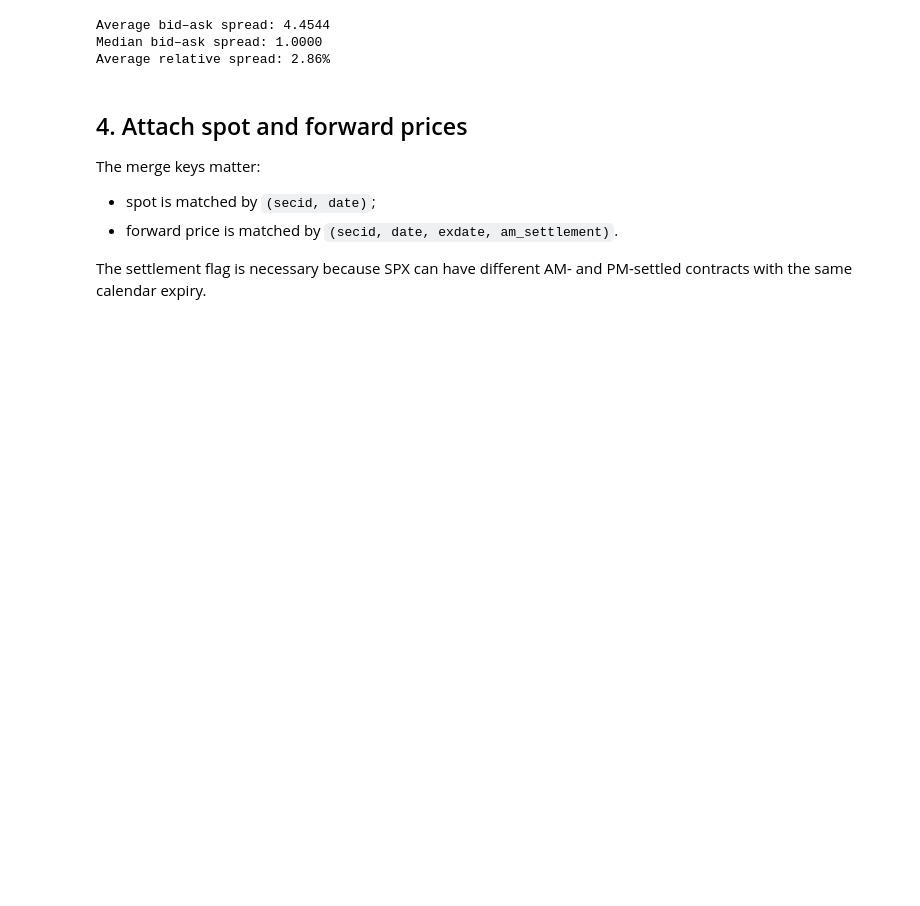
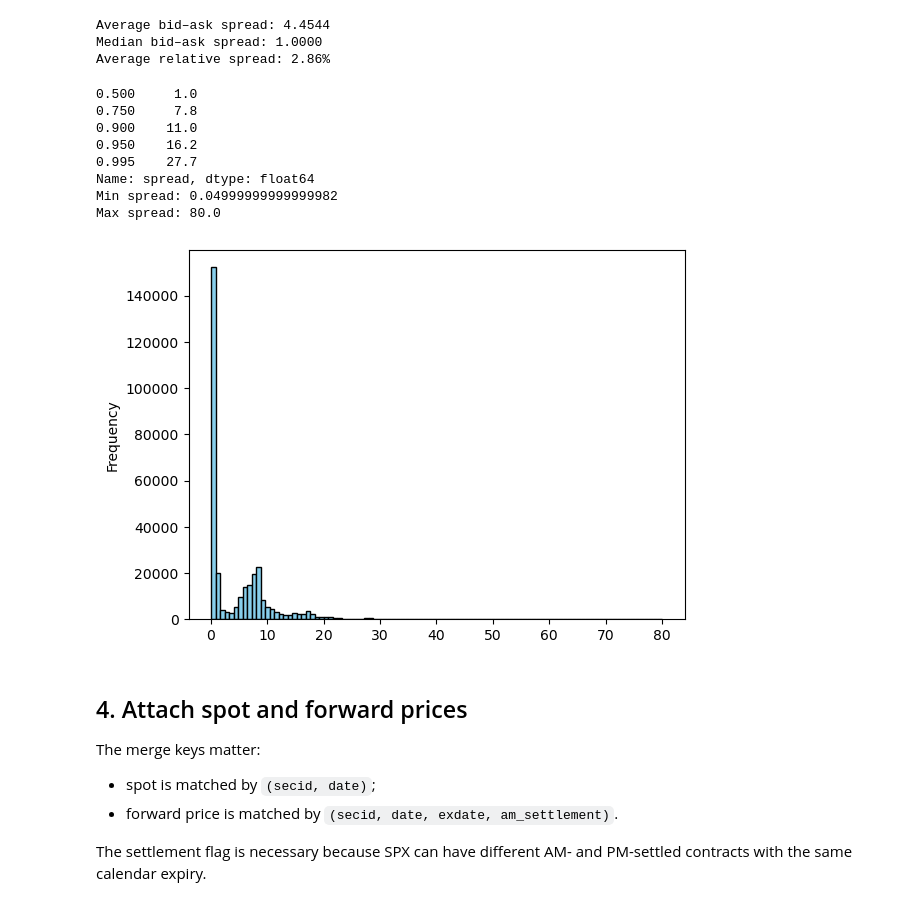
Before and after one commit to cxliuvictor/Exposition-to-NDEs, a Jupyter notebook: Codes/BS-IVF/BS_IVF_minimal_educational.ipynb, the cells around one changed output. Drawn from its saved outputs; the diff is of its cells as text; code cells hidden in the pictures; blank space fills up the shorter version.

```diff
--- a/Codes/BS-IVF/BS_IVF_minimal_educational.ipynb
+++ b/Codes/BS-IVF/BS_IVF_minimal_educational.ipynb
@@ -203,6 +206,22 @@ print(f"Average relative spread: {average_relative_spread:.2%}")
 Average bid–ask spread: 4.4544
 Median bid–ask spread: 1.0000
 Average relative spread: 2.86%
+# %%
+options["spread"].plot(kind="hist", bins=100, edgecolor="black", color="skyblue")
+print(options["spread"].quantile([0.5, 0.75, 0.9, 0.95, 0.995]))
+
+print("Min spread:", min(options["spread"]))
+print("Max spread:", max(options["spread"]))
+# %% [output]
+0.500     1.0
+0.750     7.8
+0.900    11.0
+0.950    16.2
+0.995    27.7
+Name: spread, dtype: float64
+Min spread: 0.04999999999999982
+Max spread: 80.0
+[figure, added]
 # %% [markdown]
 ## 4. Attach spot and forward prices
 
```
Also changed, not shown: parts of 19 cells of this notebook, 3 other files.
